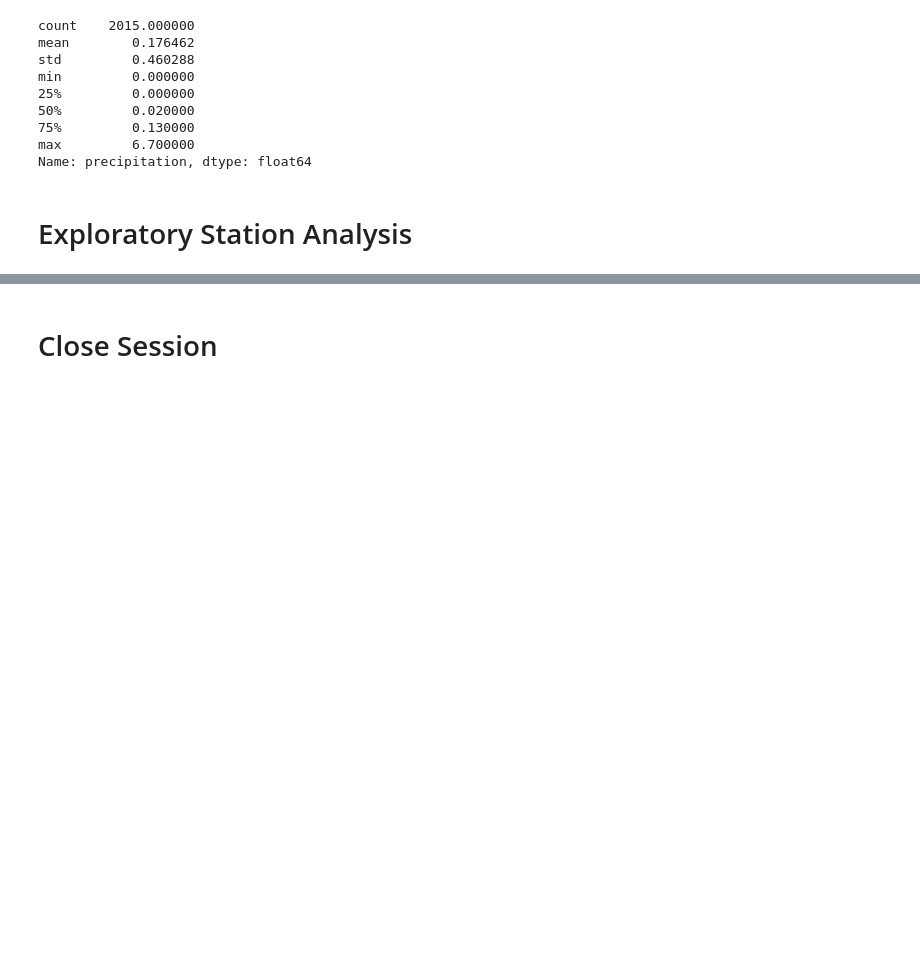
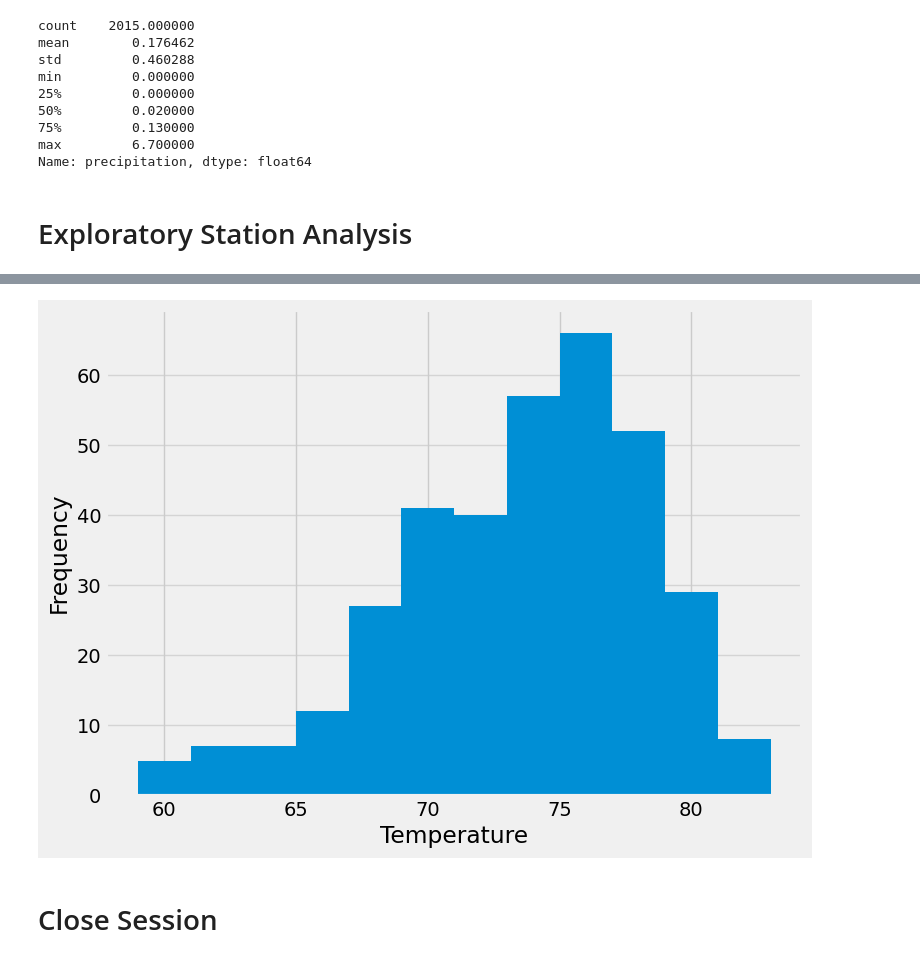
Before and after one commit to esbradshaw2/sqlalchemy-challenge, a Jupyter notebook: SurfsUp/climate.ipynb, the cells around one changed output, grey strips where cells are left out. Saved outputs shown, nothing was run; the diff lists cells and outputs as text; code cells hidden in the pictures; blank space fills up the shorter version.

Commit message:
saved station analysis code to my challenge jupyter notebook

```diff
--- a/SurfsUp/climate.ipynb
+++ b/SurfsUp/climate.ipynb
@@ -119,4 +123,13 @@ Name: precipitation, dtype: float64
 # %%
 # Design a query to find the most active stations (i.e. which stations have the most rows?)
 # List the stations and their counts in descending order.
+active_stations = session.query(Measurement.station, func.count(Measurement.station)) \
+    .group_by(Measurement.station) \
+    .order_by(func.count(Measurement.station).desc()) \
+    .all()
+
+# Print the list of stations and their observation counts in descending order
+print
+for station, count in active_stations:
+    print(f"{station}: {count}")
 # %% [output]
@@ -132,3 +145,13 @@ Name: precipitation, dtype: float64
 # %%
 # Using the most active station id from the previous query, calculate the lowest, highest, and average temperature.
+# most active station ID
+most_active_station_id = active_stations[0][0]
+
+temperature_stats = session.query(func.min(Measurement.tobs), func.max(Measurement.tobs), func.avg(Measurement.tobs)) \
+    .filter(Measurement.station == most_active_station_id) \
+    .all()
+
+print(f"{temperature_stats[0][0]}")
+print(f"{temperature_stats[0][1]}")
+print(f"{temperature_stats[0][2]}")
 # %% [output]
@@ -142,3 +161,29 @@ Text(0.5, 4.183333333333314, 'Temperature')
+# %%
+# Using the most active station id
+# Query the last 12 months of temperature observation data for this station and plot the results as a histogram
+
+# Calculate 12 months ago from the most recent date in the dataset
+most_recent_date_row = session.query(Measurement.date).order_by(Measurement.date.desc()).first()
+most_recent_date = most_recent_date_row[0]
+one_year_ago = dt.datetime.strptime(most_recent_date, '%Y-%m-%d') - dt.timedelta(days=365)
+
+# Query to retrieve the temperature observations for the last 12 months for the most active station
+temperature_data = session.query(Measurement.tobs) \
+    .filter(and_(Measurement.station == most_active_station_id, Measurement.date >= one_year_ago)) \
+    .all()
+
+# Extract temperatures from the query results
+temperatures = [temp[0] for temp in temperature_data]
+
+# Plot the results as a histogram
+plt.figure(figsize=(8, 6))
+plt.hist(temperatures, bins=12)
+plt.xlabel('Temperature')
+plt.ylabel('Frequency')
+plt.grid(axis='y', alpha=0.75)
+plt.show()
+# %% [output]
+[figure, added]
 # %% [markdown]
 # Close Session
 # %%
```
Also changed, not shown: parts of 5 cells of this notebook.
